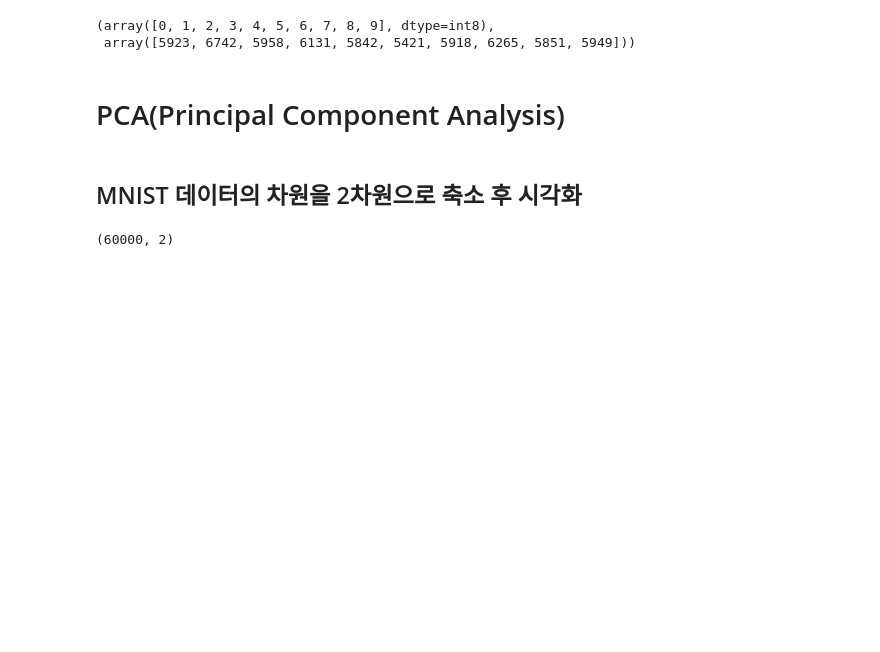
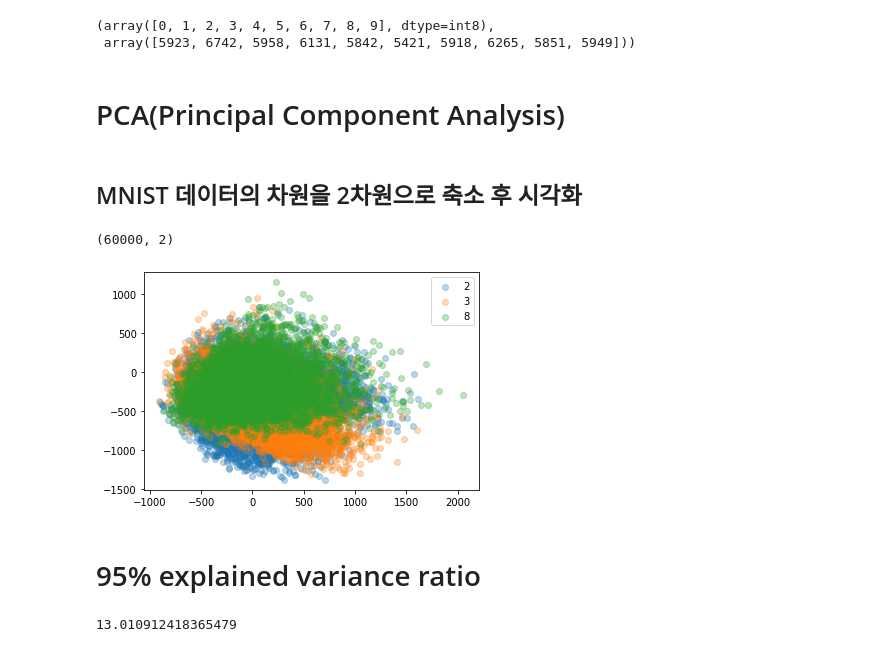
Before and after one commit to JakeOh/202011_itw_bd21, a Jupyter notebook: lab_ml/ml14_mnist_pca.ipynb, the cells around one changed output. Saved outputs shown, nothing was run; the diff lists cells and outputs as text; code cells hidden in the pictures; blank space fills up the shorter version.

```diff
--- a/lab_ml/ml14_mnist_pca.ipynb
+++ b/lab_ml/ml14_mnist_pca.ipynb
@@ -78,3 +78,15 @@ X_train_reduced = pca.fit_transform(X_train)
 X_train_reduced.shape  # (60_000, 2): 샘플 개수, 축소된 차원수
 # %% [output]
 (60000, 2)
+# %%
+# 훈련 셋에서 숫자 2, 3, 5를 주성분 평면 위에 시각화
+for n in (2, 3, 8):
+    subset = X_train_reduced[y_train == n]
+    plt.scatter(subset[:, 0], subset[:, 1], alpha=0.3, label=n)
+
+plt.legend()
+plt.show()
+# %% [output]
+[figure, added]
+# %% [markdown]
+# 95% explained variance ratio
@@ -80,0 +99,4 @@ X_train_reduced.shape  # (60_000, 2): 샘플 개수, 축소된 차원수
+# %%
+end_time - start_time  # 95% 분산을 설명하는 주성분을 찾는데 걸린 시간(초).
+# %% [output]
+13.010912418365479
```
Also changed, not shown: parts of 21 cells of this notebook.
